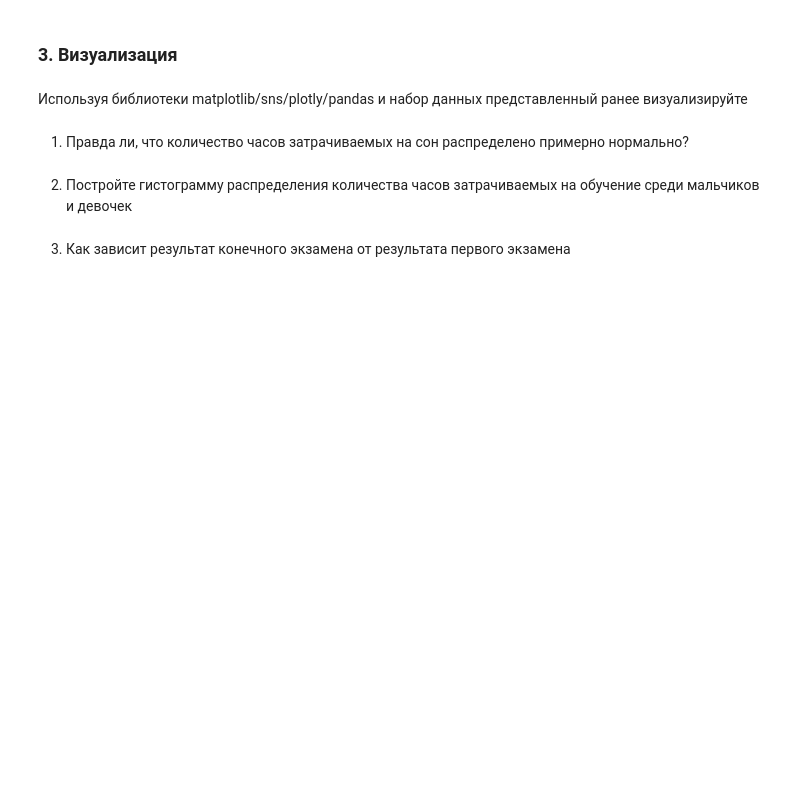
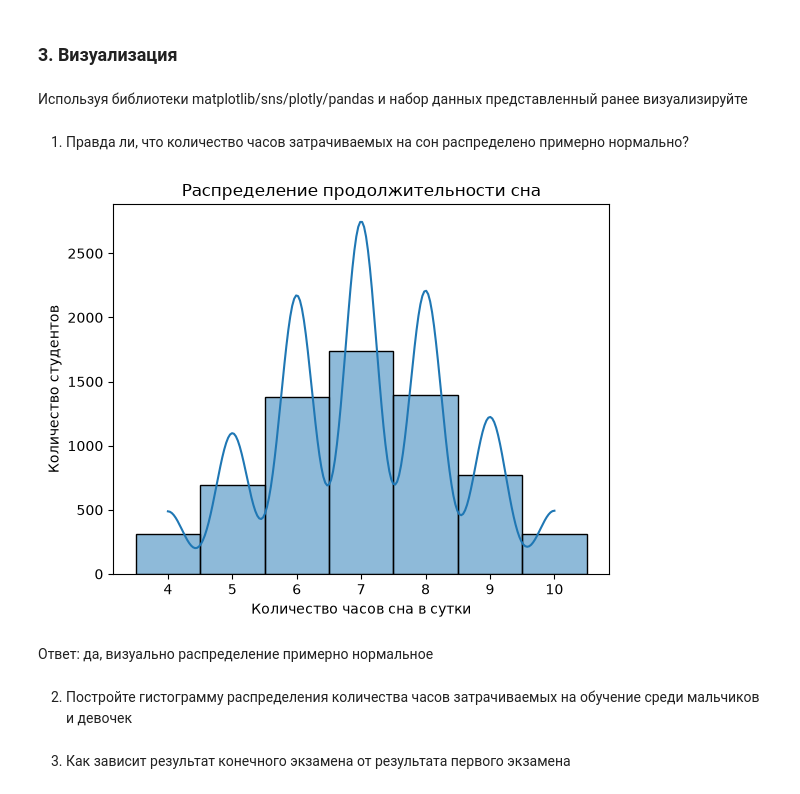
Before and after one commit to iannsgirdye/mai_machine-learning-concepts, a Jupyter notebook: hw1/Lab1-6.ipynb, the cells around one changed output. Cells and saved outputs as stored; diff of their text form; code cells hidden in the pictures; blank space fills up the shorter version.

```diff
--- a/hw1/Lab1-6.ipynb
+++ b/hw1/Lab1-6.ipynb
@@ -389,6 +389,21 @@ print("Доля:", share)
 Используя библиотеки matplotlib/sns/plotly/pandas и набор данных представленный ранее визуализируйте
 # %% [markdown]
 1. Правда ли, что количество часов затрачиваемых на сон распределено примерно нормально?
+# %%
+import matplotlib.pyplot as plt
+import seaborn as sns
+
+sns.histplot(data=df, x="Sleep_Hours", discrete=True, kde=True)
+
+plt.title("Распределение продолжительности сна")
+plt.xlabel("Количество часов сна в сутки")
+plt.ylabel("Количество студентов")
+
+plt.show()
+# %% [output]
+[figure, added]
+# %% [markdown]
+Ответ: да, визуально распределение примерно нормальное
 # %% [markdown]
 2. Постройте гистограмму распределения количества часов затрачиваемых на обучение среди мальчиков и девочек
 # %% [markdown]
```
